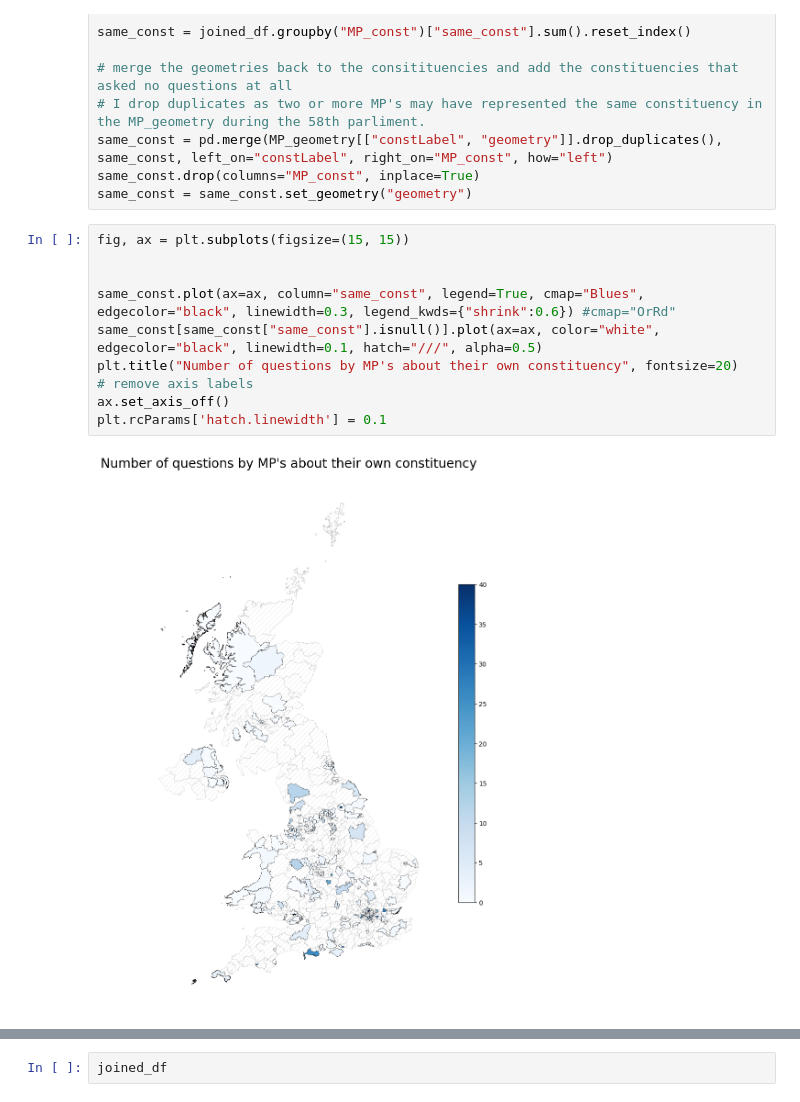
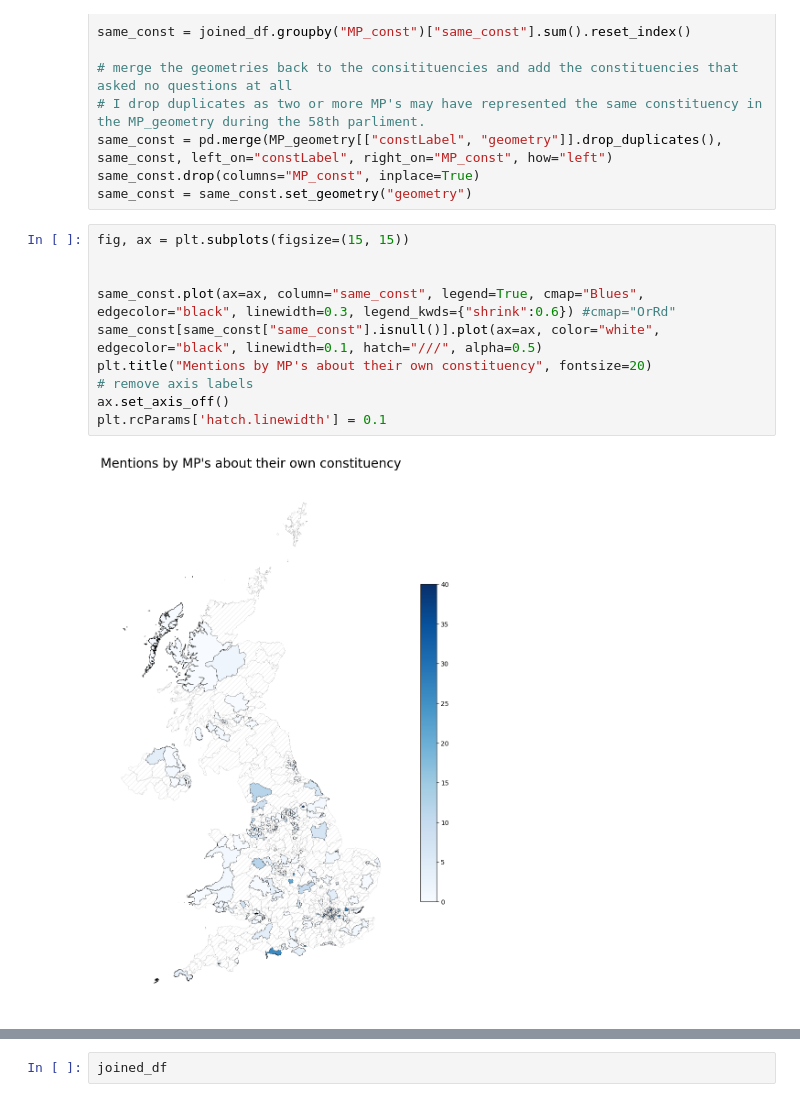
Before and after one commit to zapper-95/MP-Written-Question-Analysis, a Jupyter notebook: notebooks/4. const_visualisations.ipynb, the cells around one changed output, grey strips where cells are left out. Cells and saved outputs as stored; diff of their text form.

```diff
--- a/notebooks/4. const_visualisations.ipynb
+++ b/notebooks/4. const_visualisations.ipynb
@@ -198,15 +189,15 @@ same_const = same_const.set_geometry("geometry")
 # %%
 fig, ax = plt.subplots(figsize=(15, 15))
 
 
 same_const.plot(ax=ax, column="same_const", legend=True, cmap="Blues", edgecolor="black", linewidth=0.3, legend_kwds={"shrink":0.6}) #cmap="OrRd"
 same_const[same_const["same_const"].isnull()].plot(ax=ax, color="white", edgecolor="black", linewidth=0.1, hatch="///", alpha=0.5)
-plt.title("Number of questions by MP's about their own constituency", fontsize=20)
+plt.title("Mentions by MP's about their own constituency", fontsize=20)
 # remove axis labels
 ax.set_axis_off()
 plt.rcParams['hatch.linewidth'] = 0.1
 # %% [output]
-[figure, old version]
+[figure, new version]
 # %%
 # Proportion of questions asked by MP's about their own constituency
 """
```
Also changed, not shown: parts of 5 cells of this notebook.
